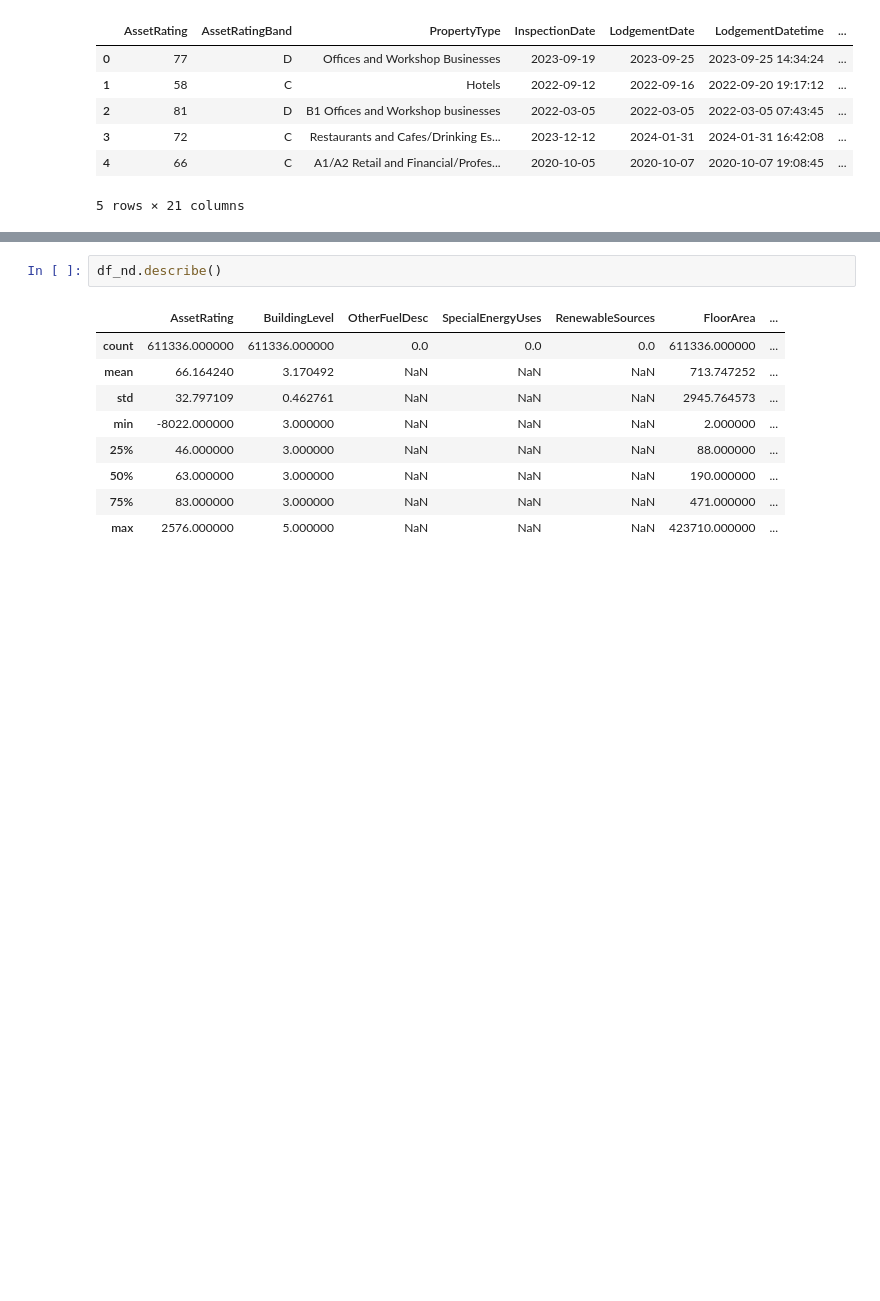
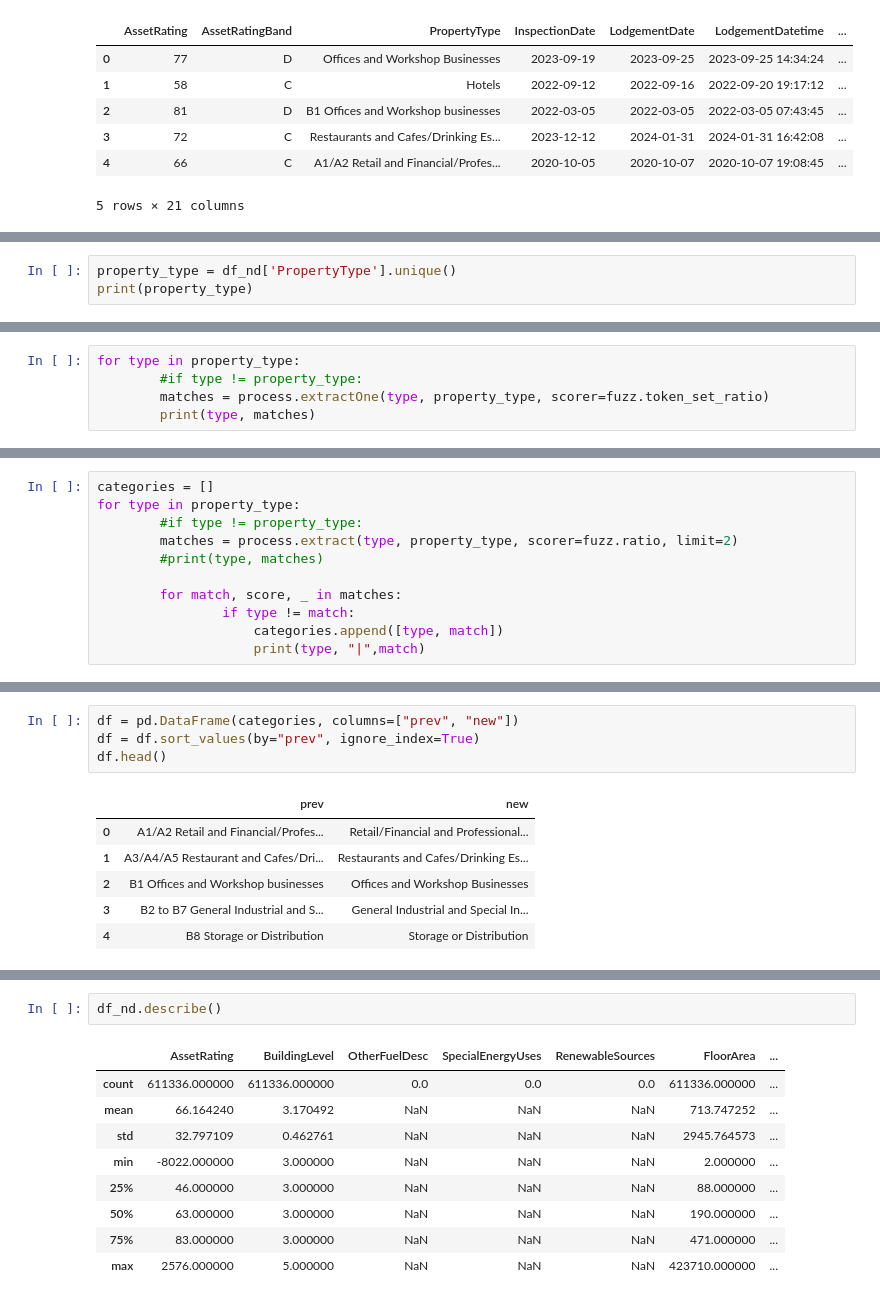
Before and after one commit to iaspidem/epc-learn, a Jupyter notebook: preprocess.ipynb, the cells around one changed output, grey strips where cells are left out. Cells and saved outputs as stored; diff of their text form; blank space fills up the shorter version.

Commit message:
change token set ratio to simple ratio for string matching

```diff
--- a/preprocess.ipynb
+++ b/preprocess.ipynb
@@ -61,0 +72,3 @@ df_nd.head()
+# %%
+property_type = df_nd['PropertyType'].unique()
+print(property_type)
@@ -61,0 +102,5 @@ df_nd.head()
+# %%
+for type in property_type:
+        #if type != property_type:
+        matches = process.extractOne(type, property_type, scorer=fuzz.token_set_ratio)
+        print(type, matches)
@@ -61,0 +125,11 @@ df_nd.head()
+# %%
+categories = []
+for type in property_type:
+        #if type != property_type:
+        matches = process.extract(type, property_type, scorer=fuzz.ratio, limit=2)
+        #print(type, matches)
+
+        for match, score, _ in matches:
+                if type != match:
+                    categories.append([type, match])
+                    print(type, "|",match)
@@ -61,0 +154,11 @@ df_nd.head()
+# %%
+df = pd.DataFrame(categories, columns=["prev", "new"])
+df = df.sort_values(by="prev", ignore_index=True)
+df.head()
+# %% [output]
+|  | prev | new |
+| 0 | A1/A2 Retail and Financial/Profes... | Retail/Financial and Professional... |
+| 1 | A3/A4/A5 Restaurant and Cafes/Dri... | Restaurants and Cafes/Drinking Es... |
+| 2 | B1 Offices and Workshop businesses | Offices and Workshop Businesses |
+| 3 | B2 to B7 General Industrial and S... | General Industrial and Special In... |
+| 4 | B8 Storage or Distribution | Storage or Distribution |
```
Also changed, not shown: parts of 16 cells of this notebook.
